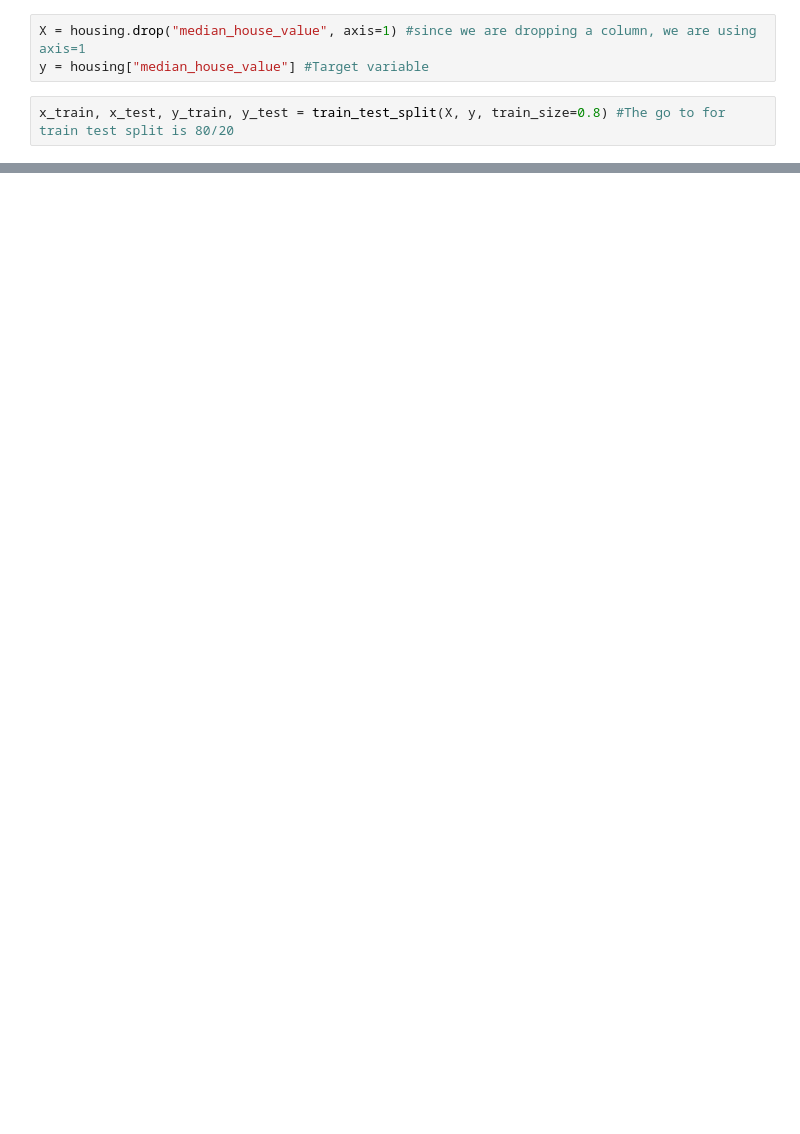
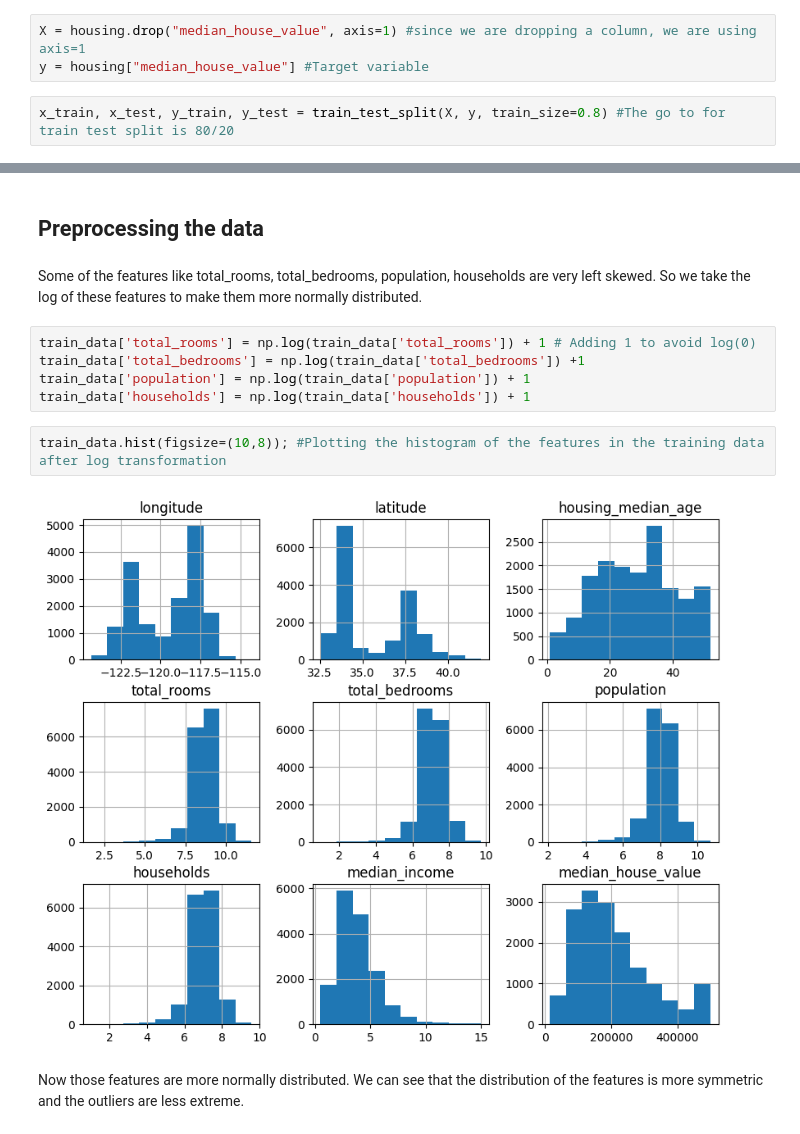
Before and after one commit to ayomidecole/california-housing-regression, a Jupyter notebook: house_pred.ipynb, the cells around one changed output, grey strips where cells are left out. Cells and saved outputs as stored; diff of their text form; blank space fills up the shorter version.

```diff
--- a/house_pred.ipynb
+++ b/house_pred.ipynb
@@ -79,0 +109,15 @@ x_train, x_test, y_train, y_test = train_test_split(X, y, train_size=0.8) #The g
+# %% [markdown]
+## Preprocessing the data
+# %% [markdown]
+Some of the features like total_rooms, total_bedrooms, population, households are very left skewed. So we take the log of these features to make them more normally distributed.
+# %%
+train_data['total_rooms'] = np.log(train_data['total_rooms']) + 1 # Adding 1 to avoid log(0)
+train_data['total_bedrooms'] = np.log(train_data['total_bedrooms']) +1
+train_data['population'] = np.log(train_data['population']) + 1
+train_data['households'] = np.log(train_data['households']) + 1
+# %%
+train_data.hist(figsize=(10,8)); #Plotting the histogram of the features in the training data after log transformation
+# %% [output]
+[figure, added]
+# %% [markdown]
+Now those features are more normally distributed. We can see that the distribution of the features is more symmetric and the outliers are less extreme.
```
Also changed, not shown: parts of 26 cells of this notebook.
